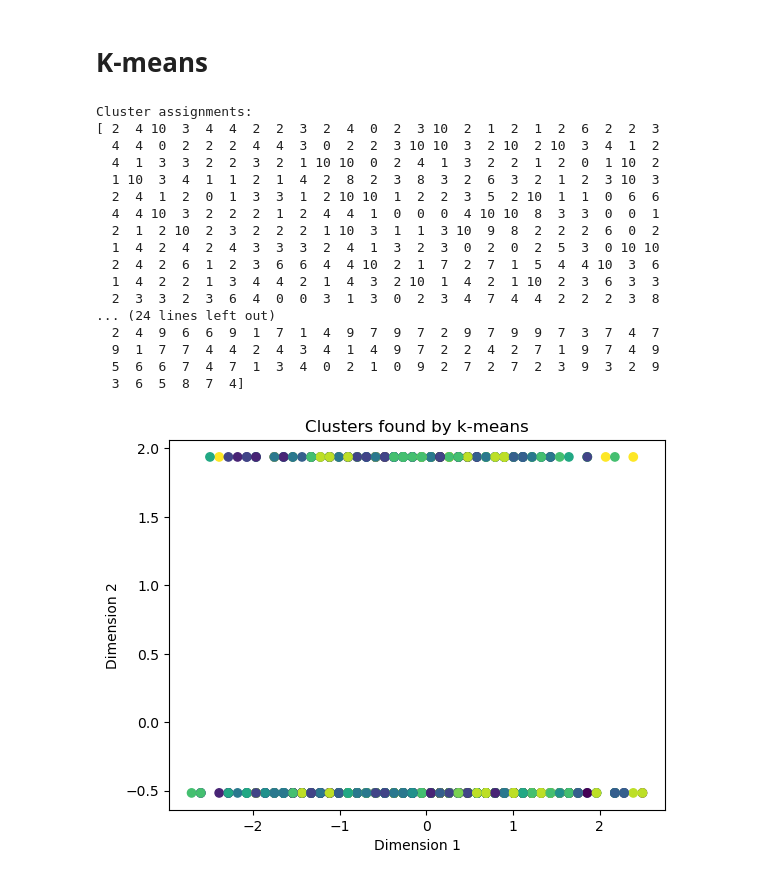
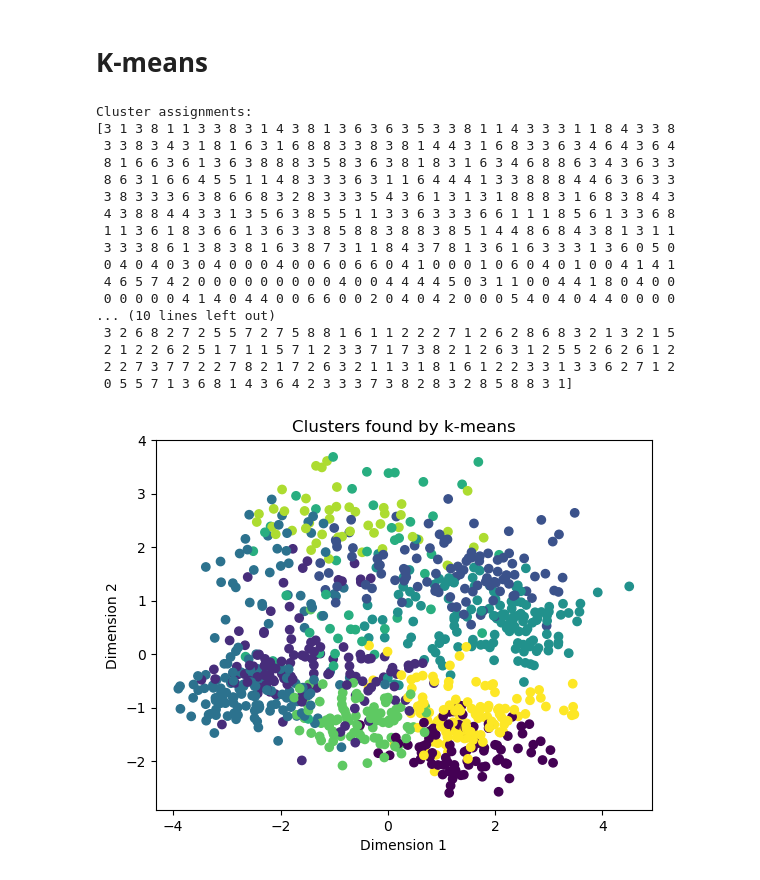
Before and after one commit to CursosLic-PabloAlvarado/tarea-6-t6-brayain, a Jupyter notebook: heart.ipynb, the cells around one changed output. Cells and saved outputs as stored; diff of their text form; code cells hidden in the pictures.

```diff
--- a/heart.ipynb
+++ b/heart.ipynb
@@ -276,41 +276,41 @@ def find_clusters(X, k, random_state=0):
 
     return clusters
 # %%
-clusters = find_clusters(X_normalized, 11)
+clusters = find_clusters(X_normalized, 9)
 
 # print the cluster assignments
 print("Cluster assignments:")
 print(clusters)
 # %% [output]
 Cluster assignments:
-[ 2  4 10  3  4  4  2  2  3  2  4  0  2  3 10  2  1  2  1  2  6  2  2  3
-  4  4  0  2  2  2  4  4  3  0  2  2  3 10 10  3  2 10  2 10  3  4  1  2
-  4  1  3  3  2  2  3  2  1 10 10  0  2  4  1  3  2  2  1  2  0  1 10  2
-  1 10  3  4  1  1  2  1  4  2  8  2  3  8  3  2  6  3  2  1  2  3 10  3
-  2  4  1  2  0  1  3  3  1  2 10 10  1  2  2  3  5  2 10  1  1  0  6  6
-  4  4 10  3  2  2  2  1  2  4  4  1  0  0  0  4 10 10  8  3  3  0  0  1
-  2  1  2 10  2  3  2  2  2  1 10  3  1  1  3 10  9  8  2  2  2  6  0  2
-  1  4  2  4  2  4  3  3  3  2  4  1  3  2  3  0  2  0  2  5  3  0 10 10
-  2  4  2  6  1  2  3  6  6  4  4 10  2  1  7  2  7  1  5  4  4 10  3  6
-  1  4  2  2  1  3  4  4  2  1  4  3  2 10  1  4  2  1 10  2  3  6  3  3
-  2  3  3  2  3  6  4  0  0  3  1  3  0  2  3  4  7  4  4  2  2  2  3  8
-... (24 lines left out)
-  2  4  9  6  6  9  1  7  1  4  9  7  9  7  2  9  7  9  9  7  3  7  4  7
-  9  1  7  7  4  4  2  4  3  4  1  4  9  7  2  2  4  2  7  1  9  7  4  9
-  5  6  6  7  4  7  1  3  4  0  2  1  0  9  2  7  2  7  2  3  9  3  2  9
-  3  6  5  8  7  4]
+[3 1 3 8 1 1 3 3 8 3 1 4 3 8 1 3 6 3 6 3 5 3 3 8 1 1 4 3 3 3 1 1 8 4 3 3 8
+ 3 3 8 3 4 3 1 8 1 6 3 1 6 8 8 3 3 8 3 8 1 4 4 3 1 6 8 3 3 6 3 4 6 4 3 6 4
+ 8 1 6 6 3 6 1 3 6 3 8 8 8 3 5 8 3 6 3 8 1 8 3 1 6 3 4 6 8 8 6 3 4 3 6 3 3
+ 8 6 3 1 6 6 4 5 5 1 1 4 8 3 3 3 6 3 1 1 6 4 4 4 1 3 3 8 8 8 4 4 6 3 6 3 3
+ 3 8 3 3 3 6 3 8 6 6 8 3 2 8 3 3 3 5 4 3 6 1 3 1 3 1 8 8 8 3 1 6 8 3 8 4 3
+ 4 3 8 8 4 4 3 3 1 3 5 6 3 8 5 5 1 1 3 3 6 3 3 3 6 6 1 1 1 8 5 6 1 3 3 6 8
+ 1 1 3 6 1 8 3 6 6 1 3 6 3 3 8 5 8 8 3 8 8 3 8 5 1 4 4 8 6 8 4 3 8 1 3 1 1
+ 3 3 3 8 6 1 3 8 3 8 1 6 3 8 7 3 1 1 8 4 3 7 8 1 3 6 1 6 3 3 3 1 3 6 0 5 0
+ 0 4 0 4 0 3 0 4 0 0 0 4 0 0 6 0 6 6 0 4 1 0 0 0 1 0 6 0 4 0 1 0 0 4 1 4 1
+ 4 6 5 7 4 2 0 0 0 0 0 0 0 0 0 4 0 0 4 4 4 4 5 0 3 1 1 0 0 4 4 1 8 0 4 0 0
+ 0 0 0 0 0 4 1 4 0 4 4 0 0 6 6 0 0 2 0 4 0 4 2 0 0 0 5 4 0 4 0 4 4 0 0 0 0
+... (10 lines left out)
+ 3 2 6 8 2 7 2 5 5 7 2 7 5 8 8 1 6 1 1 2 2 2 7 1 2 6 2 8 6 8 3 2 1 3 2 1 5
+ 2 1 2 2 6 2 5 1 7 1 1 5 7 1 2 3 3 7 1 7 3 8 2 1 2 6 3 1 2 5 5 2 6 2 6 1 2
+ 2 2 7 3 7 7 2 2 7 8 2 1 7 2 6 3 2 1 1 3 1 8 1 6 1 2 2 3 3 1 3 3 6 2 7 1 2
+ 0 5 5 7 1 3 6 8 1 4 3 6 4 2 3 3 3 7 3 8 2 8 3 2 8 5 8 8 3 1]
 # %%
 # create a scatter plot of the first two dimensions of the data
-plt.scatter(X_normalized[:, 0], X_normalized[:, 1], c=clusters, cmap='viridis')
+plt.scatter(X_pca[:, 0], X_pca[:, 1], c=clusters, cmap='viridis')
 
 # add axis labels
 plt.xlabel('Dimension 1')
 plt.ylabel('Dimension 2')
 
 # add a title
 plt.title('Clusters found by k-means')
 
 # show the plot
 plt.show()
 # %% [output]
-[figure, old version]
+[figure, new version]
```
Also changed, not shown: parts of 5 cells of this notebook, 1 other file.
